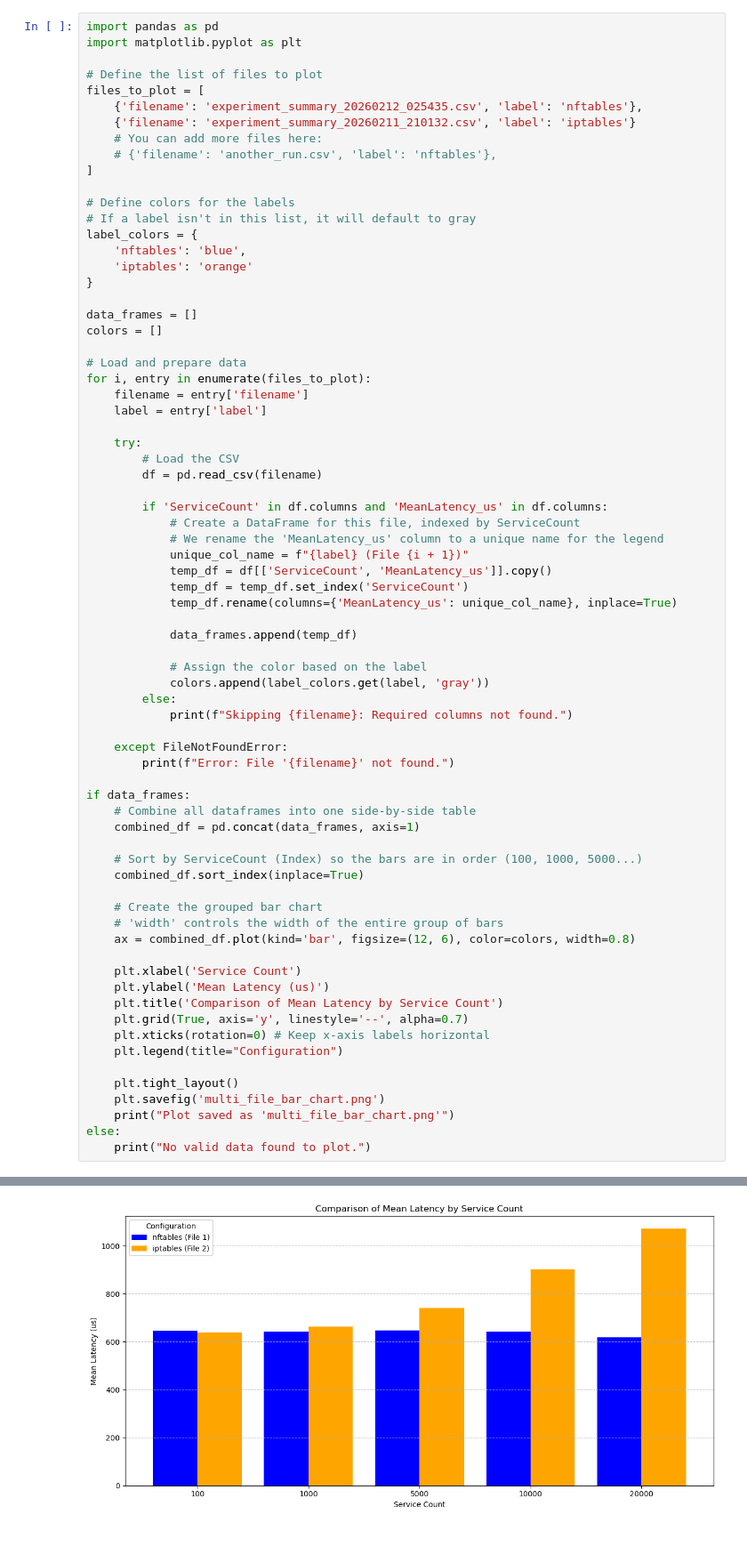
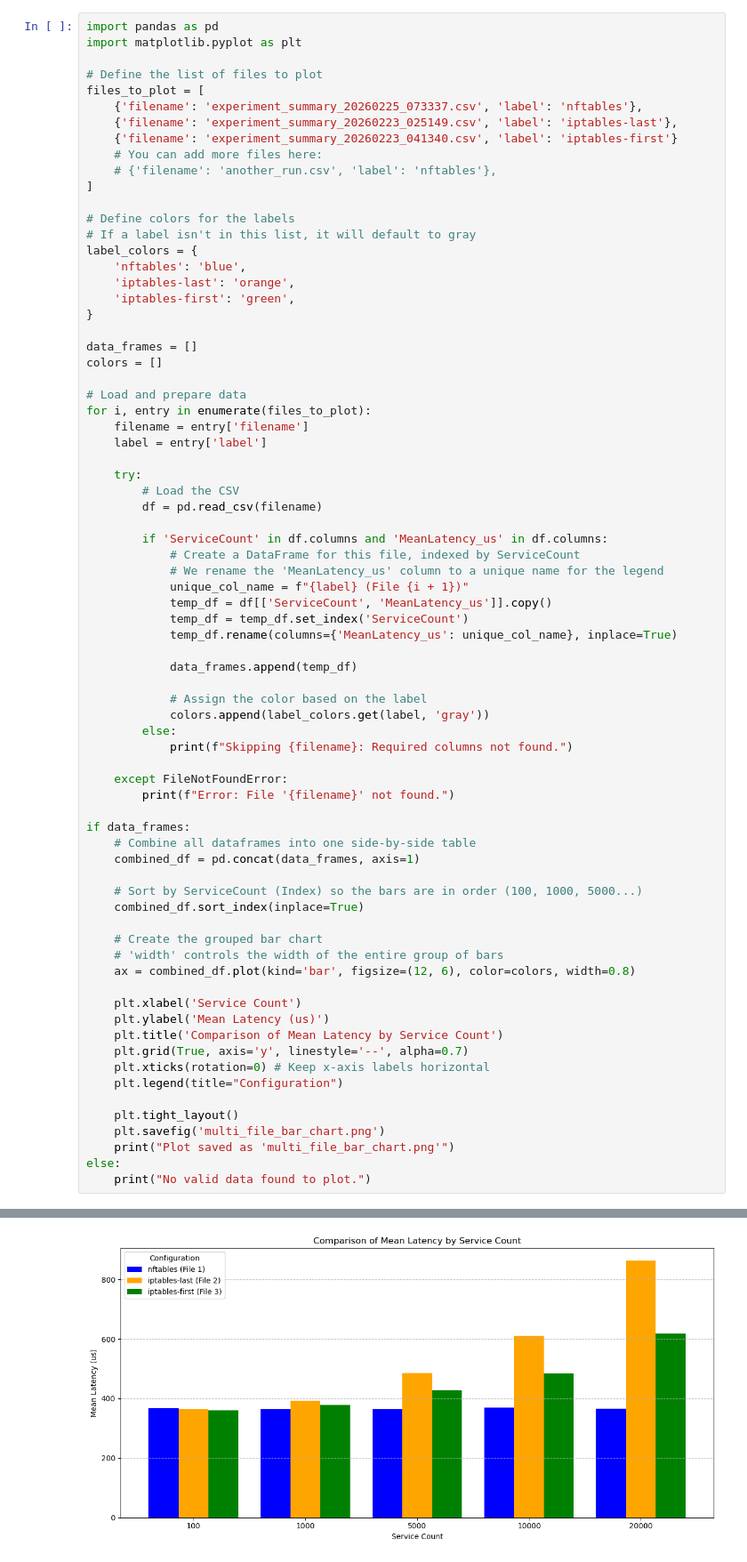
Before and after one commit to Zj12248/fyp-onboarding, a Jupyter notebook: graph_generator.ipynb, the cells around one changed output, grey strips where cells are left out. Shown at 89% size. Drawn from its saved outputs; the diff is of its cells as text.

Commit message:
update graph generator
Signed-off-by: Zj12248 <minezijun@gmail.com>

```diff
--- a/graph_generator.ipynb
+++ b/graph_generator.ipynb
@@ -4,8 +4,9 @@ import matplotlib.pyplot as plt
 
 # Define the list of files to plot
 files_to_plot = [
-    {'filename': 'experiment_summary_20260212_025435.csv', 'label': 'nftables'},
-    {'filename': 'experiment_summary_20260211_210132.csv', 'label': 'iptables'}
+    {'filename': 'experiment_summary_20260225_073337.csv', 'label': 'nftables'},
+    {'filename': 'experiment_summary_20260223_025149.csv', 'label': 'iptables-last'},
+    {'filename': 'experiment_summary_20260223_041340.csv', 'label': 'iptables-first'}
     # You can add more files here:
     # {'filename': 'another_run.csv', 'label': 'nftables'},
 ]
@@ -14,7 +15,8 @@ files_to_plot = [
 # If a label isn't in this list, it will default to gray
 label_colors = {
     'nftables': 'blue',
-    'iptables': 'orange'
+    'iptables-last': 'orange',
+    'iptables-first': 'green',
 }
 
 data_frames = []
@@ -45,31 +47,31 @@ for i, entry in enumerate(files_to_plot):
             print(f"Skipping {filename}: Required columns not found.")
 
     except FileNotFoundError:
         print(f"Error: File '{filename}' not found.")
 
 if data_frames:
     # Combine all dataframes into one side-by-side table
     combined_df = pd.concat(data_frames, axis=1)
 
     # Sort by ServiceCount (Index) so the bars are in order (100, 1000, 5000...)
     combined_df.sort_index(inplace=True)
 
     # Create the grouped bar chart
     # 'width' controls the width of the entire group of bars
     ax = combined_df.plot(kind='bar', figsize=(12, 6), color=colors, width=0.8)
 
     plt.xlabel('Service Count')
     plt.ylabel('Mean Latency (us)')
     plt.title('Comparison of Mean Latency by Service Count')
     plt.grid(True, axis='y', linestyle='--', alpha=0.7)
     plt.xticks(rotation=0) # Keep x-axis labels horizontal
     plt.legend(title="Configuration")
 
     plt.tight_layout()
     plt.savefig('multi_file_bar_chart.png')
     print("Plot saved as 'multi_file_bar_chart.png'")
 else:
     print("No valid data found to plot.")
 # %% [output]
 Plot saved as 'multi_file_bar_chart.png'
-[figure, old version]
+[figure, new version]
```
Also changed, not shown: parts of 2 cells of this notebook.
